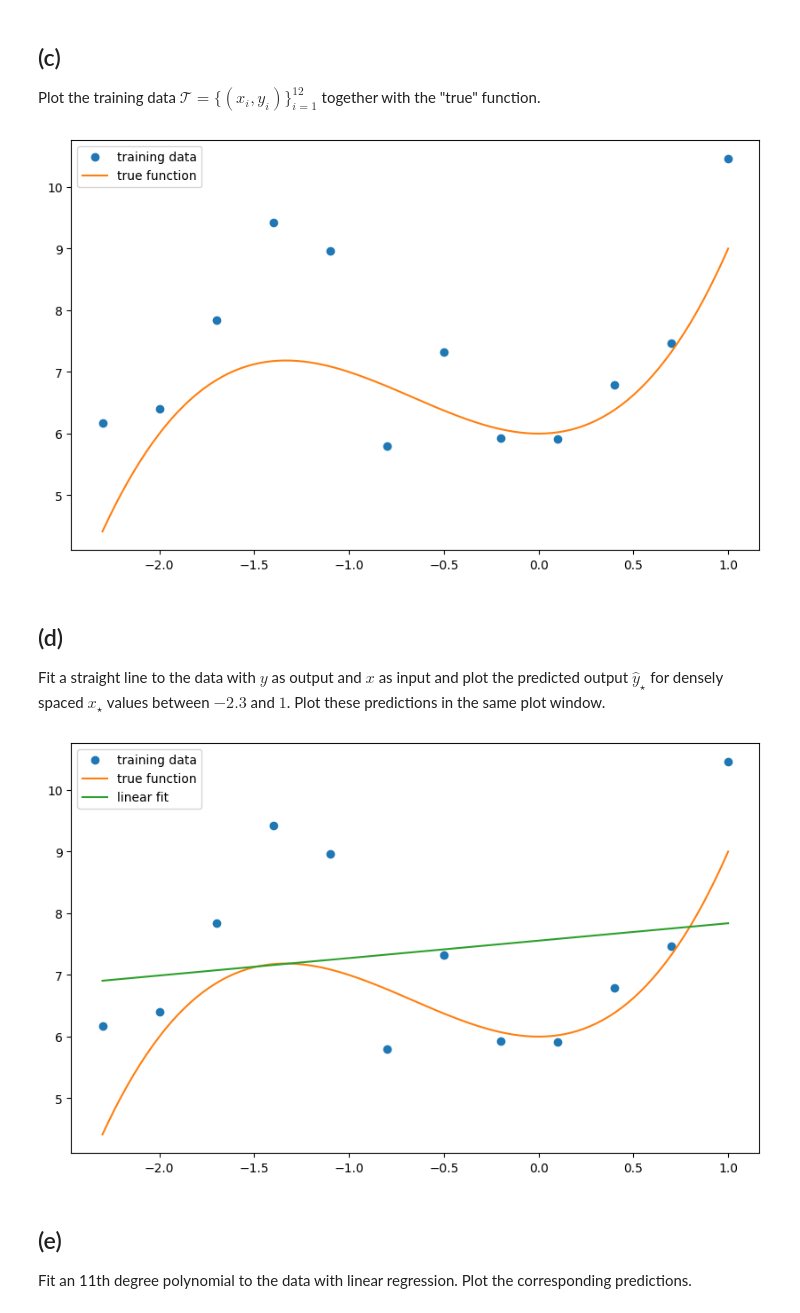
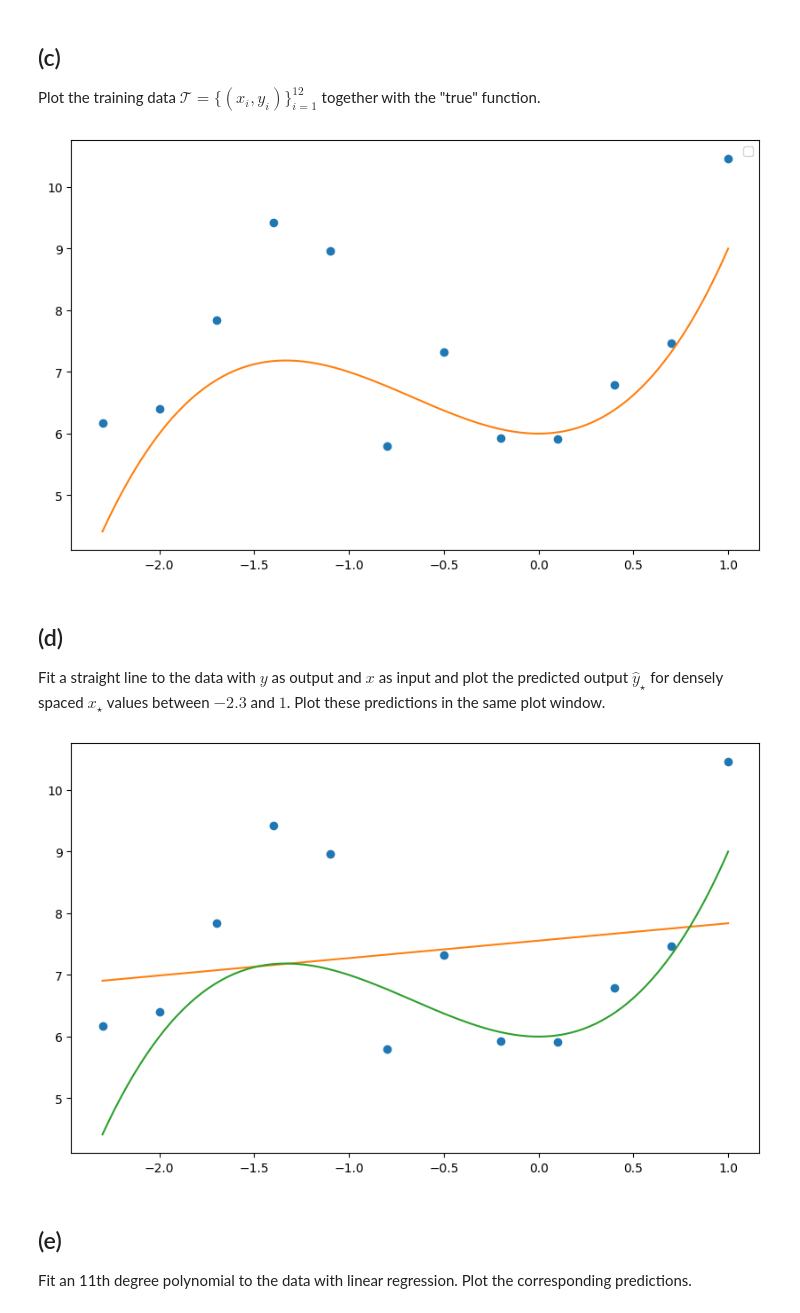
Before and after one commit to enzofarmslayer/university-coursework, a Jupyter notebook: IPML_lab3.ipynb, the cells around one changed output. Saved outputs shown, nothing was run; the diff lists cells and outputs as text; code cells hidden in the pictures.

```diff
--- a/IPML_lab3.ipynb
+++ b/IPML_lab3.ipynb
@@ -431,46 +412,38 @@ y_train = f(x_train) + np.random.normal(0, 1, 12) # TODO # Generate noisy observ
 ## (c)
 Plot the training data $\mathcal{T} = \{(x_i, y_i)\}_{i=1}^{12}$ together with the "true" function.
 # %%
-x_test = np.linspace(-2.3, 1, 200) # TODO # Dense grid for the true function
+x_test= np.linspace(-2.3, 1, 200) # TODO # Dense grid for the true function
 y_test = f(x_test) # TODO
 
-plt.plot(x_train, y_train, 'o', label='training data') # TODO # Plot training data and true function
-plt.plot(x_test, y_test, label='true function')
+plt.plot(x_train, y_train, 'o') # TODO # Plot training data and true function
+plt.plot(x_test, y_test)
 plt.legend()
 plt.show()
 # %% [output]
-[figure, old version]
+[figure, new version]
 # %% [markdown]
 ## (d)
 Fit a straight line to the data with $y$ as output and $x$ as input and plot the predicted output $\hat{y}_{\star}$ for densely spaced $x_{\star}$ values between $-2.3$ and $1$. Plot these predictions in the same plot window.
 # %%
-x_test = np.linspace(-2.3, 1, 200) # TODO # Dense grid for the true function
+x_hat = np.linspace(-2.3, 1, 200)
 
-# Design matrix for straight line: y = a + b x
-X = np.column_stack([
-    np.ones_like(x_train),
-    x_train
-])
+X_train = np.column_stack([np.ones_like(x_train),  x_train                 ])
 
-# Solve normal equations
-theta_hat = np.linalg.solve(X.T @ X, X.T @ y_train)
+theta_hat = np.linalg.solve( X_train.T @ X_train,X_train.T @ y_train)
 
-X_star = np.column_stack([
-    np.ones_like(x_star),
-    x_star
-])
+X_hat = np.column_stack([np.ones_like(x_hat),x_hat])
 
-# Predicted output
-y_star = X_star @ theta_hat
+y_hat = X_hat @ theta_hat
 
-# Plot everything together
-plt.plot(x_train, y_train, 'o', label='training data')
-plt.plot(x_test, y_test, label='true function')
-plt.plot(x_star, y_star, label='linear fit')
-plt.legend()
+plt.figure(figsize=(10, 6))
+
+plt.plot(x_train, y_train, 'o', label='Träningsdata')
+plt.plot(x_hat, y_hat, '-', label='Linjär modell')
+plt.plot(x_test, y_test)
+
 plt.show()
 # %% [output]
-[figure, old version]
+[figure, new version]
 # %% [markdown]
 ## (e)
 Fit an 11th degree polynomial to the data with linear regression. Plot the corresponding predictions.
```
Also changed, not shown: parts of 32 cells of this notebook.
